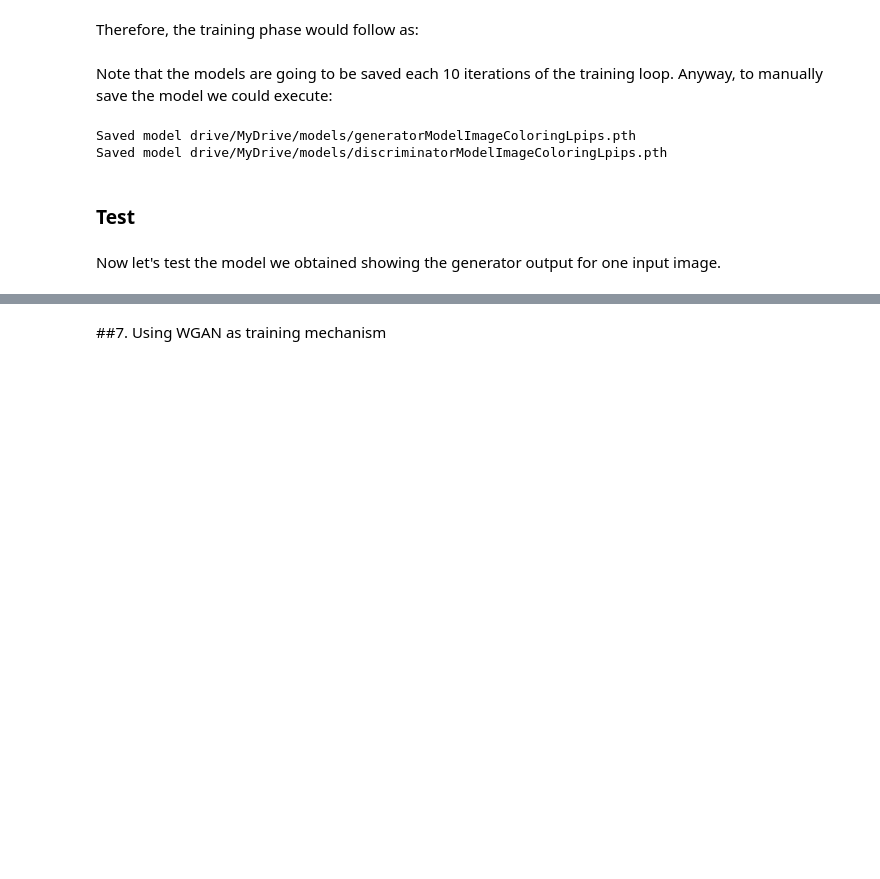
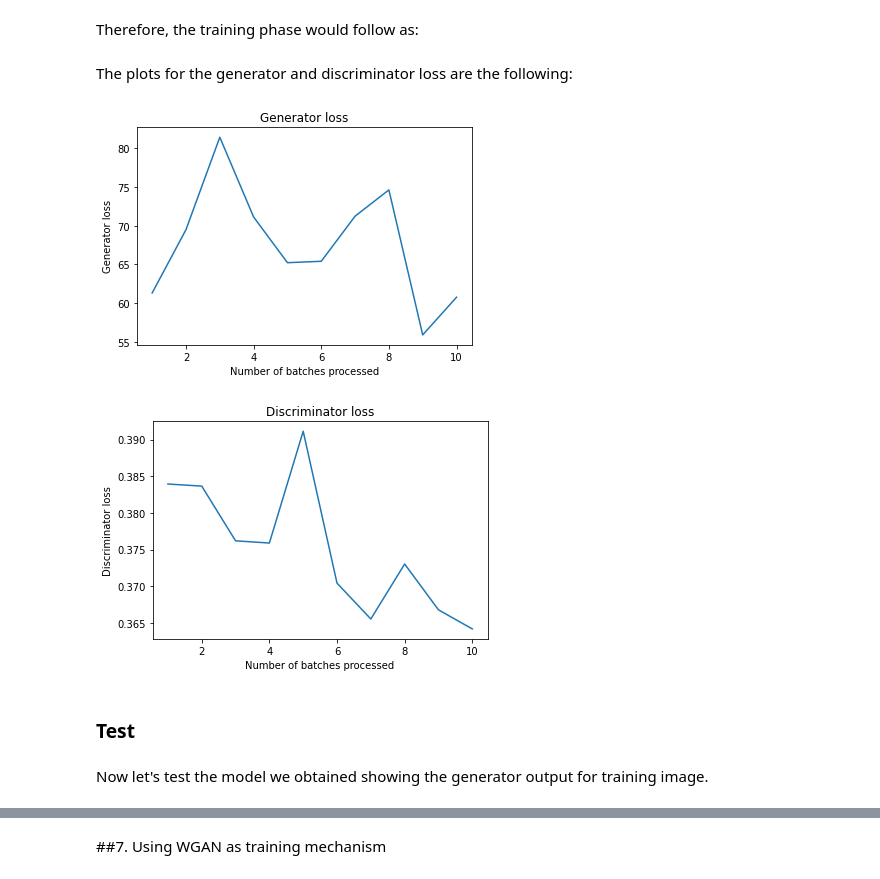
Before and after one commit to jemonra/ImageColouring, a Jupyter notebook: ColouringImageProject.ipynb, the cells around one changed output, grey strips where cells are left out. Saved outputs shown, nothing was run; the diff lists cells and outputs as text; code cells hidden in the pictures; blank space fills up the shorter version.

Commit message:
plotting losses and added new instances for complete model

```diff
--- a/ColouringImageProject.ipynb
+++ b/ColouringImageProject.ipynb
@@ -514,0 +545,26 @@ Number of processed batches (batch_size = 1):  10
+# %%
+def plot_disc_loss(d_losses):
+
+  fig = plt.figure()
+  ax = plt.axes()
+
+  plt.title("Discriminator loss")
+  plt.xlabel("Number of batches processed")
+  plt.ylabel("Discriminator loss");
+
+  x = list(range(1, len(d_losses)+1))
+
+  ax.plot(x, d_losses)
+
+def plot_gen_loss(g_losses):
+
+  fig = plt.figure()
+  ax = plt.axes()
+
+  plt.title("Generator loss")
+  plt.xlabel("Number of batches processed")
+  plt.ylabel("Generator loss");
+
+  x = list(range(1, len(g_losses)+1))
+
+  ax.plot(x, g_losses)
@@ -603,7 +687,13 @@ discriminator_optimizer_lpips = op.Adam(discriminator_lpips.parameters(), lr=0.0
 # %% [markdown]
 Therefore, the training phase would follow as:
 # %%
-num_epochs = 1
+generator_lpips_path = "drive/MyDrive/models/generatorModelImageColoringLpips.pth"
+discriminator_lpips_path = "drive/MyDrive/models/discriminatorModelImageColoringLpips.pth"
+
+generator_lpips_losses = list()
+discriminator_lpips_losses = list()
+
+num_epochs = 10
 cnt = 1
 
 for epoch in range(1, num_epochs + 1):
@@ -631,6 +721,8 @@ for epoch in range(1, num_epochs + 1):
 
     discriminator_total_loss = (discriminator_real_loss + discriminator_fake_loss) / 2
 
+    discriminator_lpips_losses.append(discriminator_total_loss.item())
+
     discriminator_total_loss.backward()
     discriminator_optimizer_lpips.step()
 
@@ -641,30 +733,29 @@ for epoch in range(1, num_epochs + 1):
     # NEW: The generator loss has changed!
     gen_loss = generator_loss_lpips(generated_image, tg_img, discriminator_prediction, real_target)
 
+    generator_lpips_losses.append(gen_loss.item())
+
     gen_loss.backward()
     generator_optimizer_lpips.step()
 
     if cnt % 10 == 0:
       print("Number of processed batches (batch_size = 1): ", cnt)
-      save_model(generator_lpips, "drive/MyDrive/models/generatorModelImageColoringLpips.pth")
-      save_model(discriminator_lpips, "drive/MyDrive/models/discriminatorModelImageColoringLpips.pth")
+      save_model(generator_lpips, generator_lpips_path)
+      save_model(discriminator_lpips, discriminator_lpips_path)
 
     cnt = cnt + 1
-# %% [markdown]
-Note that the models are going to be saved each 10 iterations of the training loop. Anyway, to manually save the model we could execute:
-# %%
-generator_model_lpips_path = "drive/MyDrive/models/generatorModelImageColoringLpips.pth"
-discriminator_model_lpips_path = "drive/MyDrive/models/discriminatorModelImageColoringLpips.pth"
-
-save_model(generator_lpips, generator_model_lpips_path)
-save_model(discriminator_lpips, discriminator_model_lpips_path)
-# %% [output]
-Saved model drive/MyDrive/models/generatorModelImageColoringLpips.pth
-Saved model drive/MyDrive/models/discriminatorModelImageColoringLpips.pth
+# %% [markdown]
+The plots for the generator and discriminator loss are the following:
+# %%
+plot_gen_loss(generator_lpips_losses)
+plot_disc_loss(discriminator_lpips_losses)
+# %% [output]
+[figure, added]
+[figure, added]
 # %% [markdown]
 ### Test
 # %% [markdown]
-Now let's test the model we obtained showing the generator output for one input image.
+Now let's test the model we obtained showing the generator output for training image.
 # %%
 # TEST
 input_img, tg_img = dataset[0]
```
Also changed, not shown: parts of 69 cells of this notebook.
